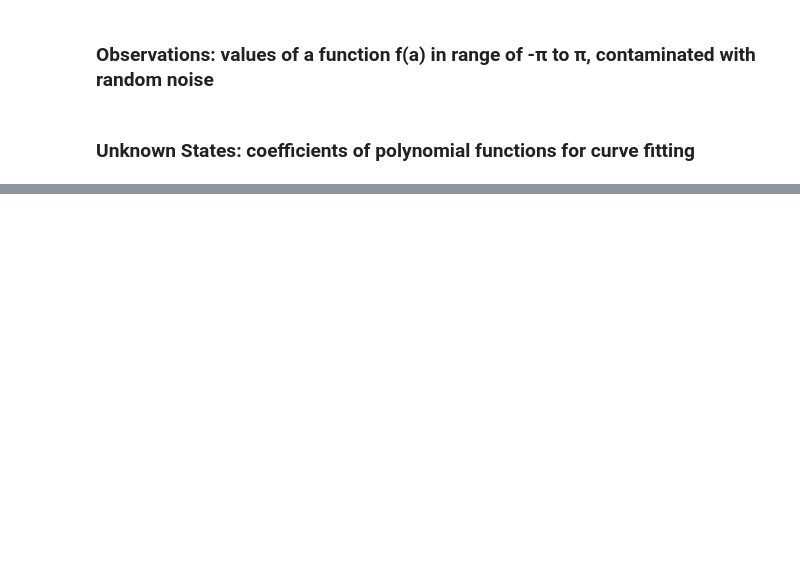
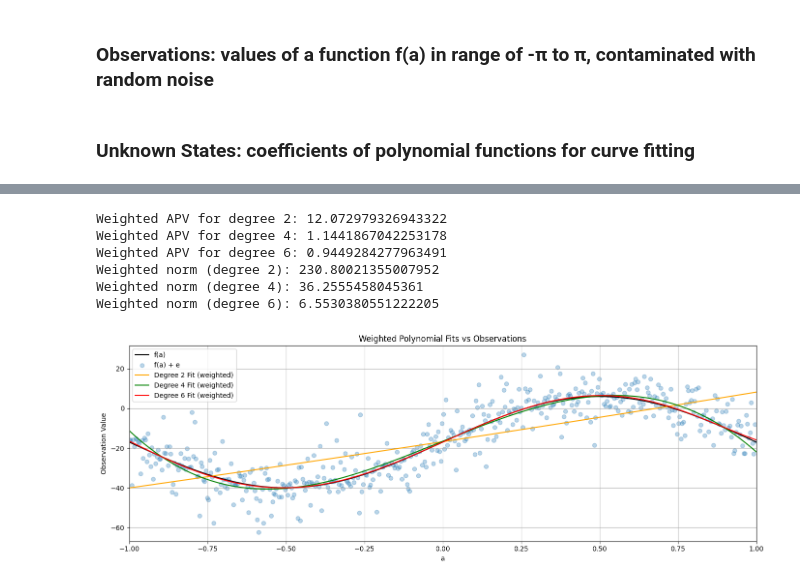
Before and after one commit to HemenSamadi/ENGG680_2025_Fall, a Jupyter notebook: Lab_Assignment1/StudentGradeManagementSystem.ipynb, the cells around one changed output, grey strips where cells are left out. Saved outputs shown, nothing was run; the diff lists cells and outputs as text; code cells hidden in the pictures; blank space fills up the shorter version.

```diff
--- a/Lab_Assignment1/StudentGradeManagementSystem.ipynb
+++ b/Lab_Assignment1/StudentGradeManagementSystem.ipynb
@@ -867,12 +952,62 @@ fig.tight_layout()
 # now, let's define the P matrix with the proper weights of observation
 # use the variance of observation l_var, define P matrix
 # (1 mark)
-P = #...
+P = np.diag(1 / l_var)
 # %%
 # step 13
 # repeat the steps 6-10, using the proper P matrix
 # (7 marks)
-# ...
+
+# Step 6 - Fit with weighted P matrix
+x2_w, cov_x2_w, apv2_w, v2_w = fit_polynomial_curve(a_values, l, P, deg=2)
+x4_w, cov_x4_w, apv4_w, v4_w = fit_polynomial_curve(a_values, l, P, deg=4)
+x6_w, cov_x6_w, apv6_w, v6_w = fit_polynomial_curve(a_values, l, P, deg=6)
+
+# Step 7 - Predicted polynomial curves
+quadratic_w = np.polyval(x2_w[::-1], a_values)
+quartic_w   = np.polyval(x4_w[::-1], a_values)
+hexic_w     = np.polyval(x6_w[::-1], a_values)
+
+# Step 8 - Plot weighted polynomial fits
+fig, ax = plt.subplots(nrows=1, ncols=1, figsize=(14, 5))
+
+# True observations
+ax.plot(a_values, l_true, color='k', label='f(a)')
+
+# Noisy observations
+ax.scatter(a_values, l, color='tab:blue', marker='o', alpha=0.3, label='f(a) + e')
+
+# Weighted polynomial fits
+ax.plot(a_values, quadratic_w, color='orange', label='Degree 2 Fit (weighted)')
+ax.plot(a_values, quartic_w, color='green', label='Degree 4 Fit (weighted)')
+ax.plot(a_values, hexic_w, color='red', label='Degree 6 Fit (weighted)')
+
+# Labels, legend, grid
+ax.set_xlabel('a')
+ax.set_ylabel('Observation Value')
+ax.set_title('Weighted Polynomial Fits vs Observations')
+ax.set_xlim(-1, 1)
+ax.legend(loc='upper left')
+ax.grid(True, which='both', ls='-', color='0.65')
+fig.tight_layout()
+
+# Step 9 - Posteriori variance factor
+print("Weighted APV for degree 2:", apv2_w)
+print("Weighted APV for degree 4:", apv4_w)
+print("Weighted APV for degree 6:", apv6_w)
+
+# Step 10 - Print norms vs true observations
+print("Weighted norm (degree 2):", np.linalg.norm(quadratic_w - l_true))
+print("Weighted norm (degree 4):", np.linalg.norm(quartic_w - l_true))
+print("Weighted norm (degree 6):", np.linalg.norm(hexic_w - l_true))
+# %% [output]
+Weighted APV for degree 2: 12.072979326943322
+Weighted APV for degree 4: 1.1441867042253178
+Weighted APV for degree 6: 0.9449284277963491
+Weighted norm (degree 2): 230.80021355007952
+Weighted norm (degree 4): 36.2555458045361
+Weighted norm (degree 6): 6.5530380551222205
+[figure, added]
 # %%
 # step 14
 # Compare the results of a posterier variance factor and norm from unweighted LSE and weighted LSE, what phenomena do you observe? Explain this phenomena.
```
Also changed, not shown: parts of 11 cells of this notebook.
